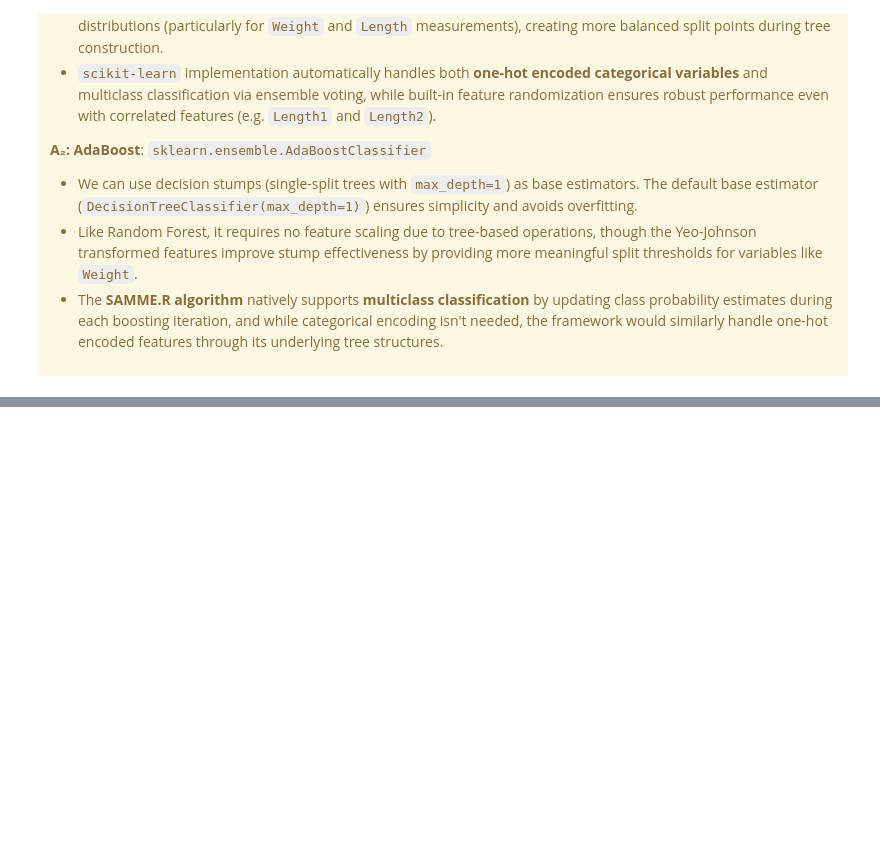
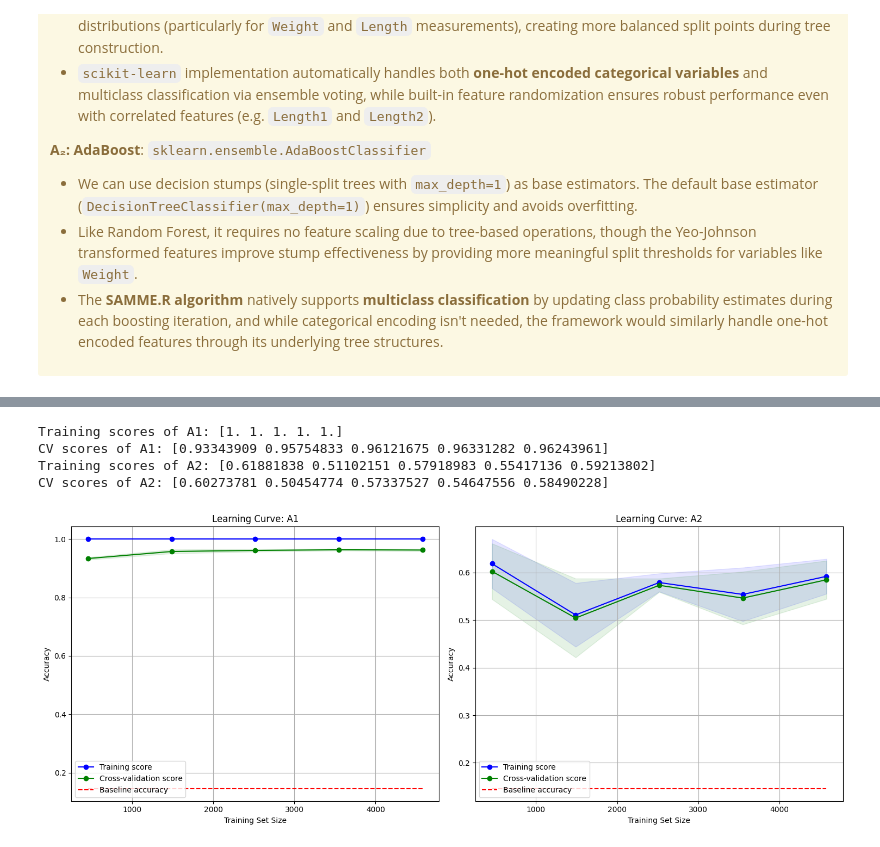
Before and after one commit to heansuh/ml_fish, a Jupyter notebook: experiments.ipynb, the cells around one changed output, grey strips where cells are left out. Saved outputs shown, nothing was run; the diff lists cells and outputs as text; code cells hidden in the pictures; blank space fills up the shorter version.

```diff
--- a/experiments.ipynb
+++ b/experiments.ipynb
@@ -531,0 +598,16 @@ The implementations of A₁ and A₂ in `scikit-learn` will be used in this mann
+# %%
+# This time with cross validation
+results_cv = []
+
+for name, model in models.items():
+    acc = cross_val_score(model, X, y, cv=5, scoring='accuracy')
+    f1 = cross_val_score(model, X, y, cv=5, scoring='f1_macro')
+    print(f"{name} - Accuracy: {acc}, F1 Macro: {f1}")
+    results_cv.append({
+        "Model": name,
+        "Accuracy Mean": np.mean(acc),
+        "F1 Macro Mean": np.mean(f1)
+    })
+
+df_results_cv = pd.DataFrame(results_cv)
+df_results_cv
@@ -531,0 +640,58 @@ The implementations of A₁ and A₂ in `scikit-learn` will be used in this mann
+# %%
+# Assume X_train, y_train are defined
+# Compute baseline accuracy
+models["B"].fit(X_train, y_train)
+baseline_accuracy = models["B"].score(X_train, y_train)
+
+# Create subplots for A1 and A2
+fig, axs = plt.subplots(1, 2, figsize=(15, 6))
+
+model_keys = ["A1", "A2"]
+
+for i, key in enumerate(model_keys):
+    model = models[key]
+
+    train_sizes, train_scores, test_scores = learning_curve(
+        estimator=model,
+        X=X_train,
+        y=y_train,
+        cv=5,
+        scoring='accuracy',
+        train_sizes=np.linspace(0.1, 1.0, 5),
+        shuffle=True,
+        random_state=42
+    )
+
+    # Mean and std for shading
+    train_mean = np.mean(train_scores, axis=1)
+    train_std = np.std(train_scores, axis=1)
+    test_mean = np.mean(test_scores, axis=1)
+    test_std = np.std(test_scores, axis=1)
+
+    # Plot
+    axs[i].plot(train_sizes, train_mean, 'o-', color='blue', label='Training score')
+    axs[i].fill_between(train_sizes, train_mean - train_std, train_mean + train_std, alpha=0.1, color='blue')
+
+    axs[i].plot(train_sizes, test_mean, 'o-', color='green', label='Cross-validation score')
+    axs[i].fill_between(train_sizes, test_mean - test_std, test_mean + test_std, alpha=0.1, color='green')
+
+    axs[i].hlines(y=baseline_accuracy, xmin=train_sizes[0], xmax=train_sizes[-1], color='red', linestyle='--', label='Baseline accuracy')
+
+    axs[i].set_title(f"Learning Curve: {key}")
+    axs[i].set_xlabel("Training Set Size")
+    axs[i].set_ylabel("Accuracy")
+    axs[i].legend(loc="best")
+    axs[i].grid(True)
+
+    # Print the scores for the learning curves
+    print(f'Training scores of {key}:', train_mean)
+    print(f'CV scores of {key}:', test_mean)
+
+plt.tight_layout()
+plt.show()
+# %% [output]
+Training scores of A1: [1. 1. 1. 1. 1.]
+CV scores of A1: [0.93343909 0.95754833 0.96121675 0.96331282 0.96243961]
+Training scores of A2: [0.61881838 0.51102151 0.57918983 0.55417136 0.59213802]
+CV scores of A2: [0.60273781 0.50454774 0.57337527 0.54647556 0.58490228]
+[figure, added]
```
Also changed, not shown: parts of 48 cells of this notebook, 5 other files.
